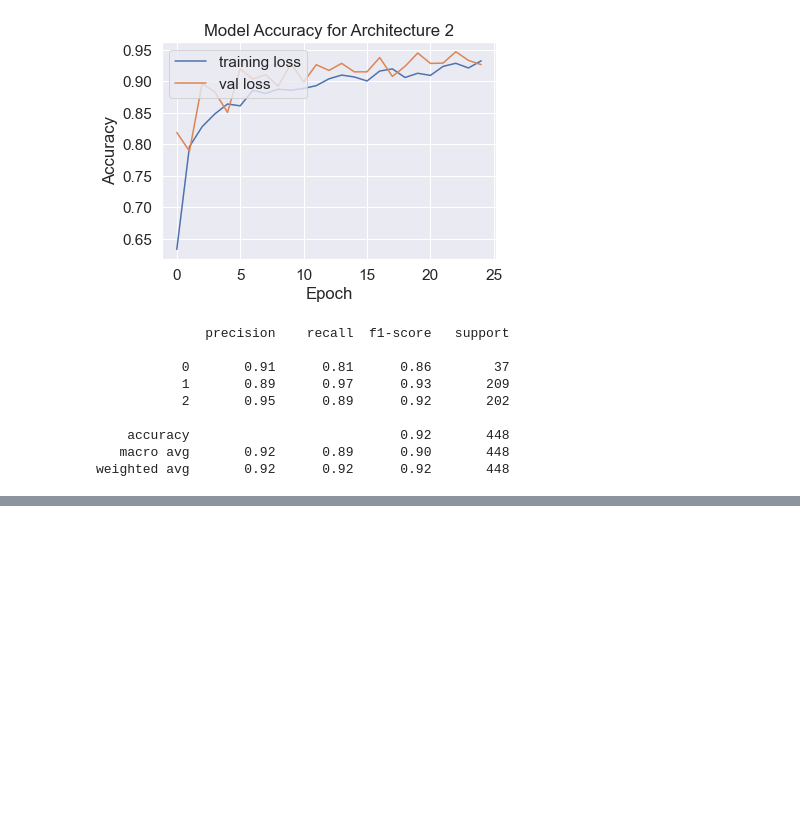
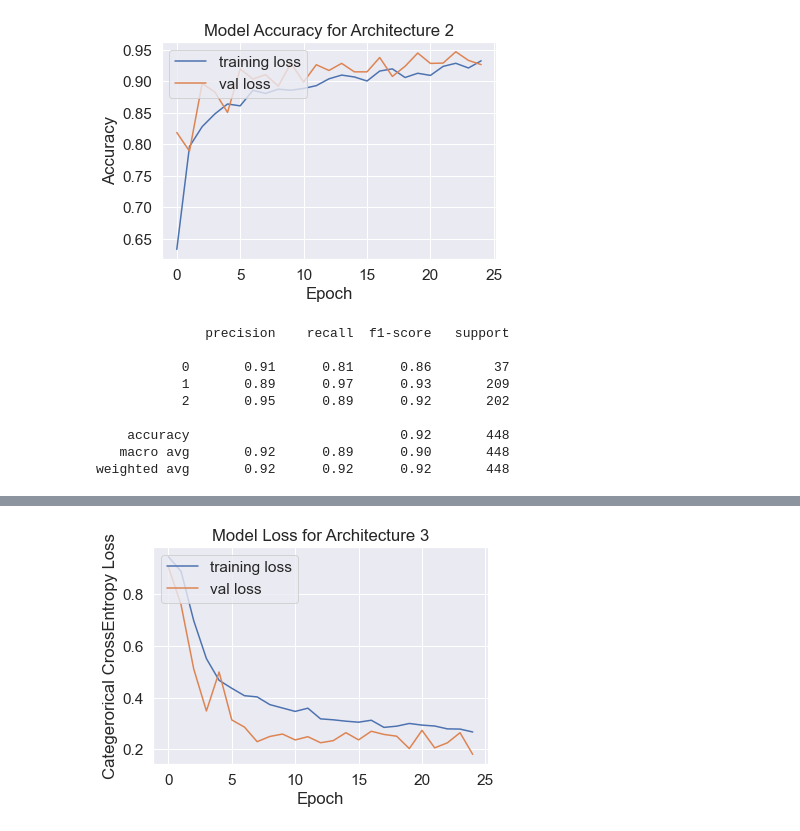
Before and after one commit to AarnavSawant/CoronaDiagnosis, a Jupyter notebook: scripts/COVID.ipynb, the cells around one changed output, grey strips where cells are left out. Cells and saved outputs as stored; diff of their text form; code cells hidden in the pictures; blank space fills up the shorter version.

```diff
--- a/scripts/COVID.ipynb
+++ b/scripts/COVID.ipynb
@@ -272,0 +288,10 @@ Epoch 25/25
+# %%
+plt.plot(history3.history['loss'])
+plt.plot(history3.history['val_loss'])
+plt.xlabel('Epoch')
+plt.ylabel('Categerorical CrossEntropy Loss')
+plt.title('Model Loss for Architecture 3')
+plt.legend(['training loss', 'val loss'], loc='upper left')
+plt.savefig('../charts/Architecture3/train_validation_loss.jpg')
+# %% [output]
+[figure, added]
```
Also changed, not shown: parts of 7 cells of this notebook.
